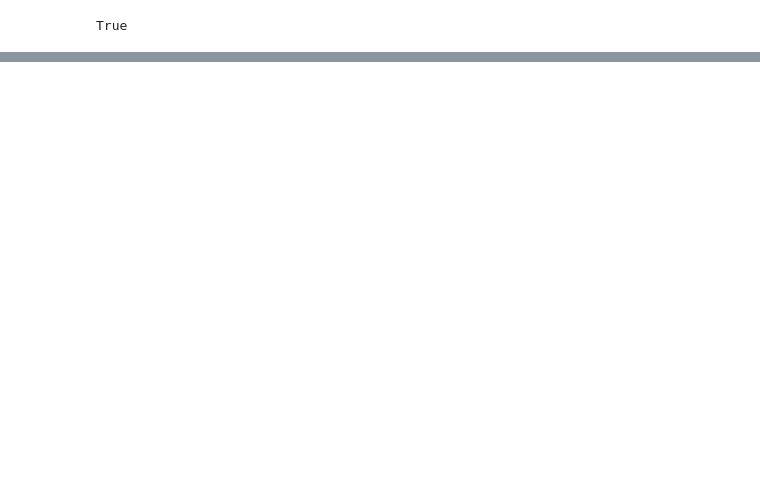
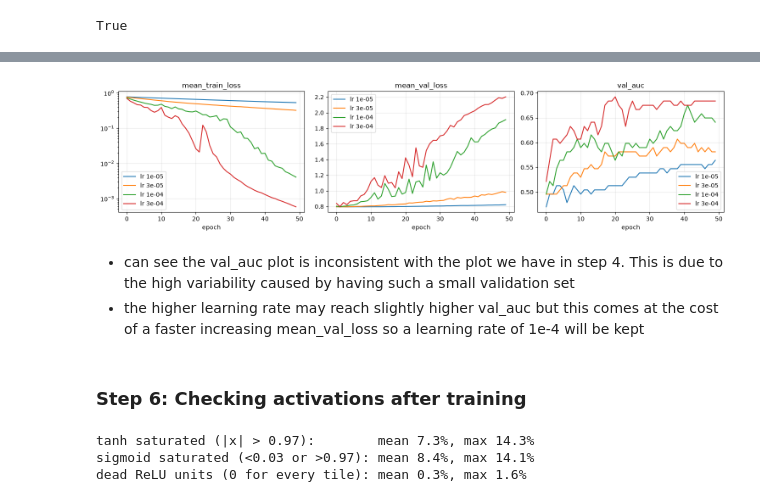
Before and after one commit to grahamgreene88/her2-pcr-pathology-fm, a Jupyter notebook: notebooks/03_abmil_model_dev.ipynb, the cells around one changed output, grey strips where cells are left out. Drawn from its saved outputs; the diff is of its cells as text; code cells hidden in the pictures; blank space fills up the shorter version.

```diff
--- a/notebooks/03_abmil_model_dev.ipynb
+++ b/notebooks/03_abmil_model_dev.ipynb
@@ -357,0 +336,14 @@ epoch 49: train 0.008 / val 2.510, val AUC 0.509
+# %%
+lrs = [3e-4, 1e-4, 3e-5, 1e-5]
+tr_b, va_b, tr_y, va_y = train_test_split(bags, y, test_size=0.25, stratify=y, random_state=0)
+
+runs = []
+for lr in lrs:
+    _, history = train_abmil(tr_b, tr_y, va_b, va_y, lr=lr, seed=0, device=device)
+    h = pd.DataFrame(history)
+    h["lr"] = lr
+    runs.append(h)
+    best = h.loc[h.val_auc.idxmax()]
+    print(f"lr {lr:.0e}: best val AUC {best.val_auc:.3f} at epoch {int(best.epoch)}, "
+          f"final train loss {h.mean_train_loss.iloc[-1]:.3f}")
+lr_runs = pd.concat(runs, ignore_index=True)
@@ -357,0 +355,16 @@ epoch 49: train 0.008 / val 2.510, val AUC 0.509
+# %%
+fig, axes = plt.subplots(1, 3, figsize=(15, 3.8))
+for metric, ax in zip(["mean_train_loss", "mean_val_loss", "val_auc"], axes):
+    for lr, g in lr_runs.groupby("lr"):
+        ax.plot(g.epoch, g[metric], label=f"lr {lr:.0e}")
+    ax.set_title(metric); ax.set_xlabel("epoch"); ax.grid(alpha=0.3); ax.legend()
+axes[0].set_yscale("log")                  # training loss spans a wide range
+fig.tight_layout()
+plt.show()
+# %% [output]
+[figure, added]
+# %% [markdown]
+- can see the val_auc plot is inconsistent with the plot we have in step 4. This is due to the high variability caused by having such a small validation set
+- the higher learning rate may reach slightly higher val_auc but this comes at the cost of a faster increasing mean_val_loss so a learning rate of 1e-4 will be kept
+# %% [markdown]
+### Step 6: Checking activations after training
@@ -357,0 +373,25 @@ epoch 49: train 0.008 / val 2.510, val AUC 0.509
+# %%
+# Checking activations after training
+model.eval()
+tanh_sat, sig_sat, dead = [], [], []
+
+with torch.no_grad():
+    for bag in train_bags[:10]:
+        bag_t = torch.from_numpy(bag).to(device)
+        h = model.proj_layer(bag_t)
+        # tanh branch
+        t = model.attn_branch_v(h)
+        # sigmoid branch
+        s = model.attn_branch_u(h)
+
+        tanh_sat.append((t.abs() > 0.97).float().mean().item())
+        sig_sat.append(((s < 0.03) | (s > 0.97)).float().mean().item())
+        dead.append((h == 0).all(dim=0).float().mean().item())
+
+print(f"tanh saturated (|x| > 0.97):        mean {np.mean(tanh_sat):.1%}, max {np.max(tanh_sat):.1%}")
+print(f"sigmoid saturated (<0.03 or >0.97): mean {np.mean(sig_sat):.1%}, max {np.max(sig_sat):.1%}")
+print(f"dead ReLU units (0 for every tile): mean {np.mean(dead):.1%}, max {np.max(dead):.1%}")
+# %% [output]
+tanh saturated (|x| > 0.97):        mean 7.3%, max 14.3%
+sigmoid saturated (<0.03 or >0.97): mean 8.4%, max 14.1%
+dead ReLU units (0 for every tile): mean 0.3%, max 1.6%
```
Also changed, not shown: parts of 40 cells of this notebook.
